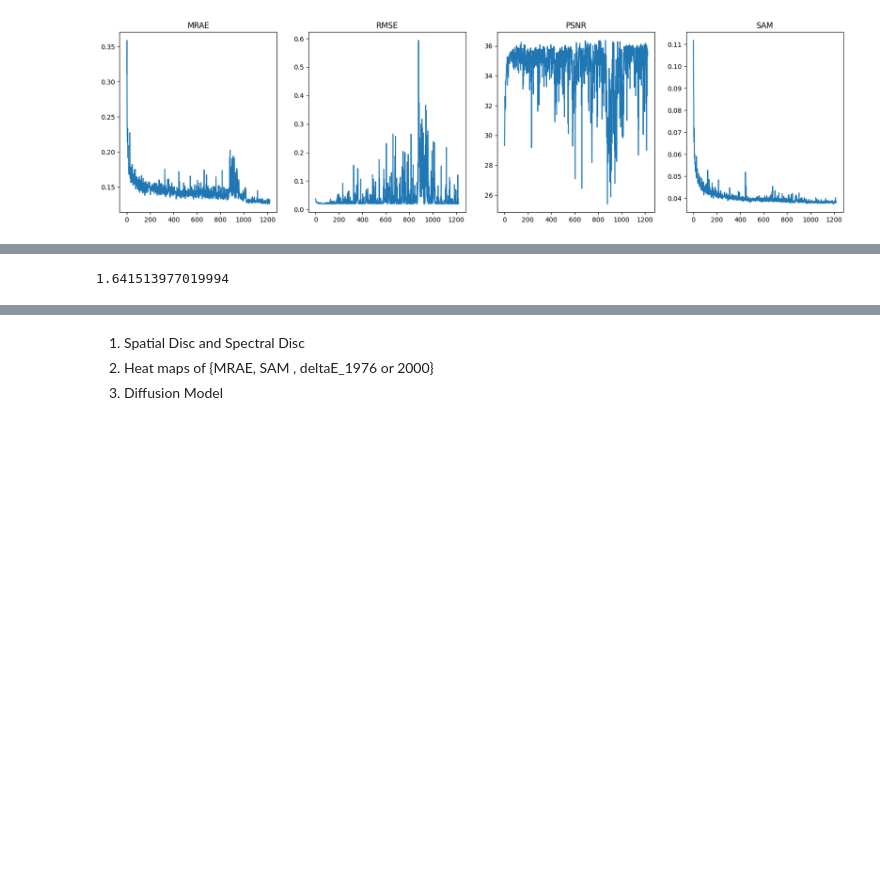
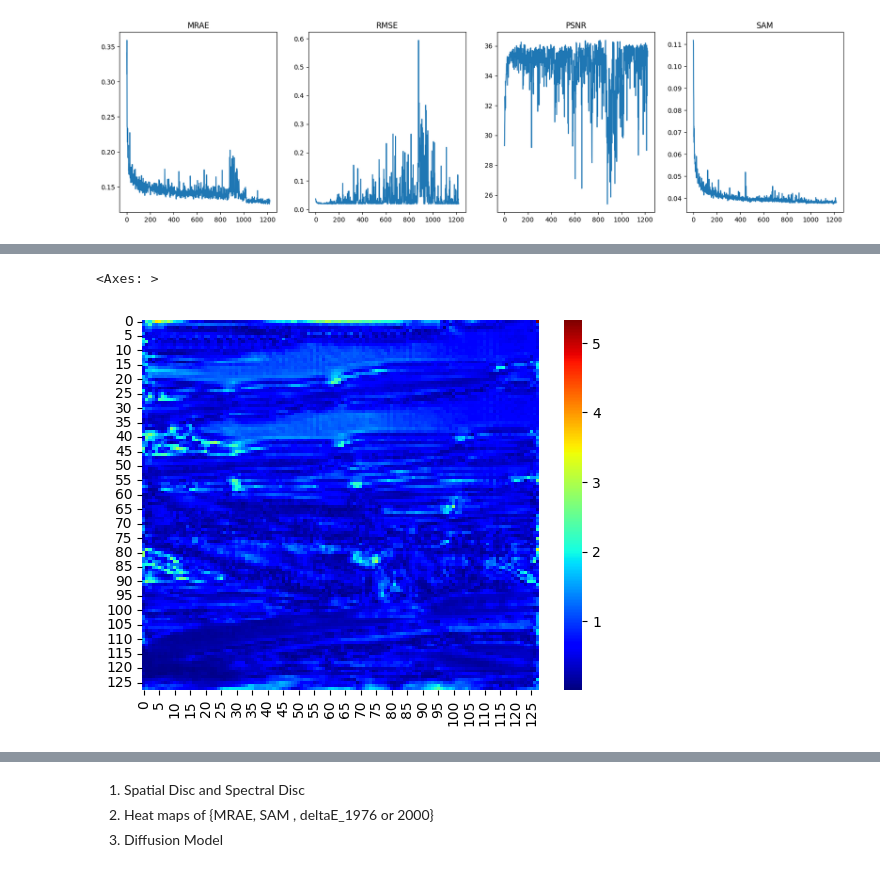
Before and after one commit to Karl-Liu-ch/Spectral_Reconstruction, a Jupyter notebook: visualization.ipynb, the cells around one changed output, grey strips where cells are left out. Saved outputs shown, nothing was run; the diff lists cells and outputs as text; code cells hidden in the pictures; blank space fills up the shorter version.

```diff
--- a/visualization.ipynb
+++ b/visualization.ipynb
@@ -78,9 +78,13 @@ Text(0.5, 1.0, 'Fake Generation')
 # %%
+import seaborn as sns
 import colour
-image1_lab = colour.XYZ_to_Lab(colour.sRGB_to_XYZ(real))
-image2_lab = colour.XYZ_to_Lab(colour.sRGB_to_XYZ(fake))
+image1_lab = colour.XYZ_to_Lab(colour.sRGB_to_XYZ(realrgb))
+image2_lab = colour.XYZ_to_Lab(colour.sRGB_to_XYZ(fakergb))
 colour.delta_E(image1_lab, image2_lab).mean()
+deltae = colour.delta_E(image1_lab, image2_lab)
+sns.heatmap(deltae, cmap='jet')
 # %% [output]
-1.641513977019994
+<Axes: >
+[figure, added]
 # %%
 colour.delta_E(image1_lab, image2_lab, method="CIE 1976").mean()
```
Also changed, not shown: parts of 9 cells of this notebook, 5 other files.
